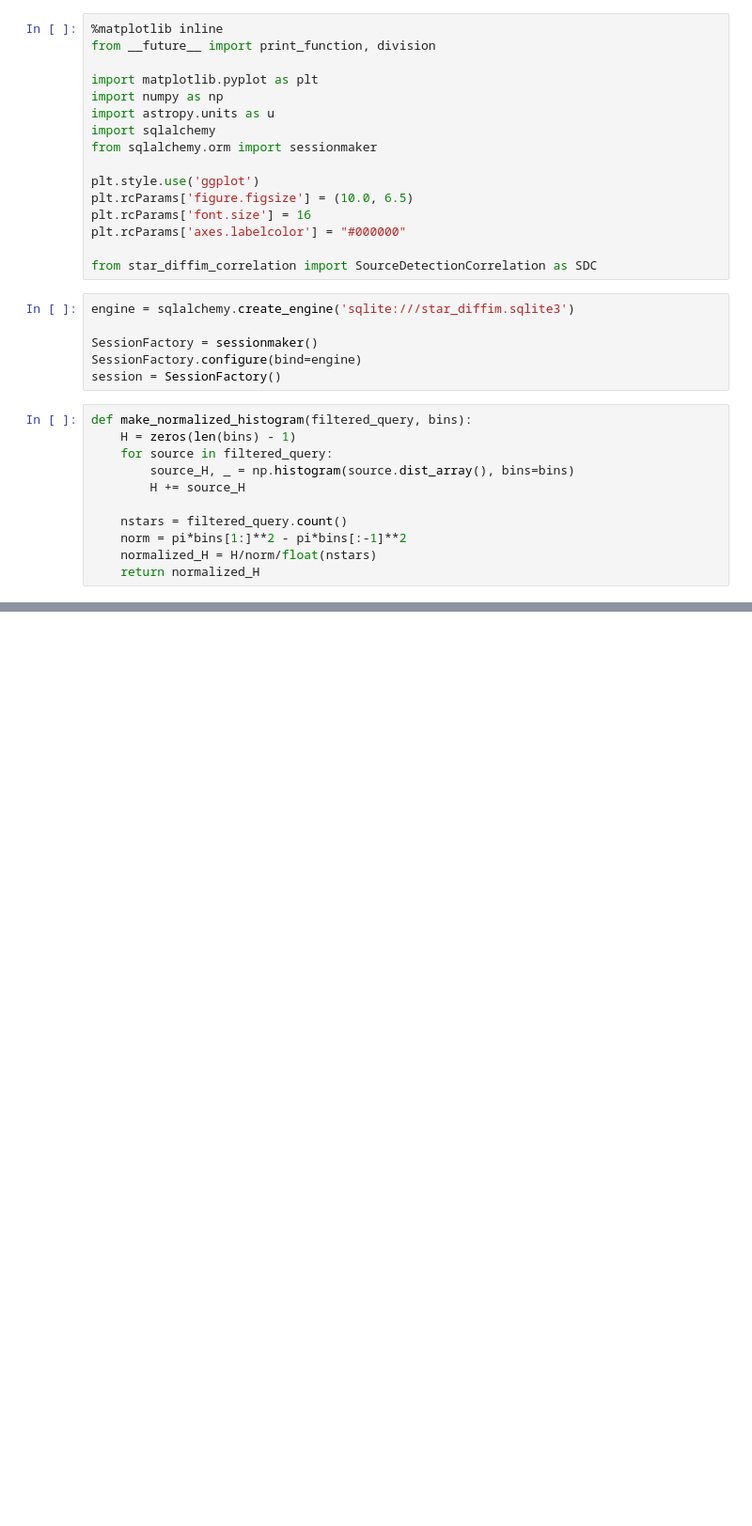
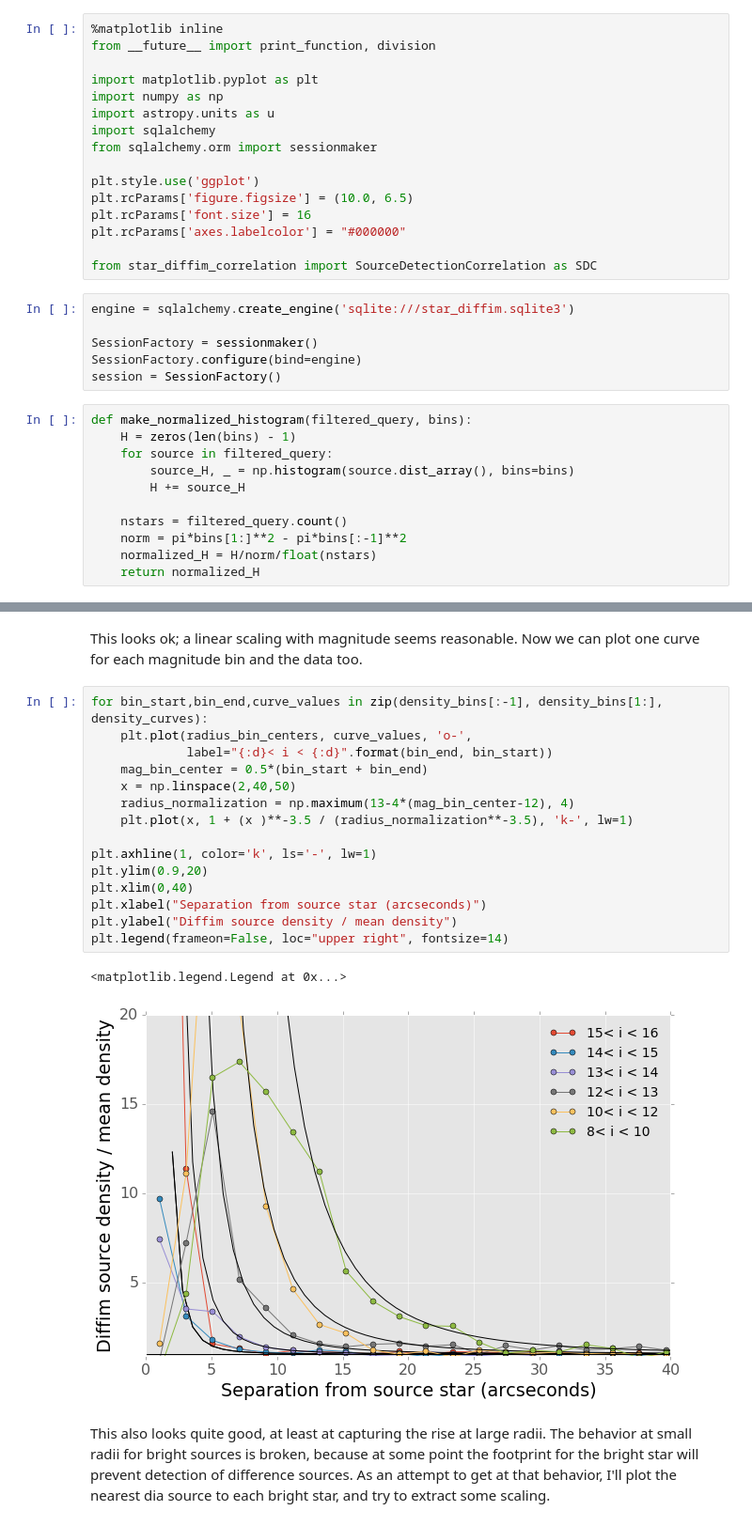
Before and after one commit to ctslater/lsst_ideas, a Jupyter notebook: star_diffim_correlation.ipynb, the cells around one changed output, grey strips where cells are left out. Shown: that part at 94% size. Drawn from its saved outputs; the diff is of its cells as text; blank space fills up the shorter version.

```diff
--- a/star_diffim_correlation.ipynb
+++ b/star_diffim_correlation.ipynb
@@ -62,0 +95,22 @@ mean_density * 3600**2
+# %% [markdown]
+This looks ok; a linear scaling with magnitude seems reasonable. Now we can plot one curve for each magnitude bin and the data too.
+# %%
+for bin_start,bin_end,curve_values in zip(density_bins[:-1], density_bins[1:], density_curves):
+    plt.plot(radius_bin_centers, curve_values, 'o-',
+             label="{:d}< i < {:d}".format(bin_end, bin_start))
+    mag_bin_center = 0.5*(bin_start + bin_end)
+    x = np.linspace(2,40,50)
+    radius_normalization = np.maximum(13-4*(mag_bin_center-12), 4)
+    plt.plot(x, 1 + (x )**-3.5 / (radius_normalization**-3.5), 'k-', lw=1)
+
+plt.axhline(1, color='k', ls='-', lw=1)
+plt.ylim(0.9,20)
+plt.xlim(0,40)
+plt.xlabel("Separation from source star (arcseconds)")
+plt.ylabel("Diffim source density / mean density")
+plt.legend(frameon=False, loc="upper right", fontsize=14)
+# %% [output]
+<matplotlib.legend.Legend at 0x...>
+[figure, added]
+# %% [markdown]
+This also looks quite good, at least at capturing the rise at large radii. The behavior at small radii for bright sources is broken, because at some point the footprint for the bright star will prevent detection of difference sources. As an attempt to get at that behavior, I'll plot the nearest dia source to each bright star, and try to extract some scaling.
```
Also changed, not shown: parts of 14 cells of this notebook.
